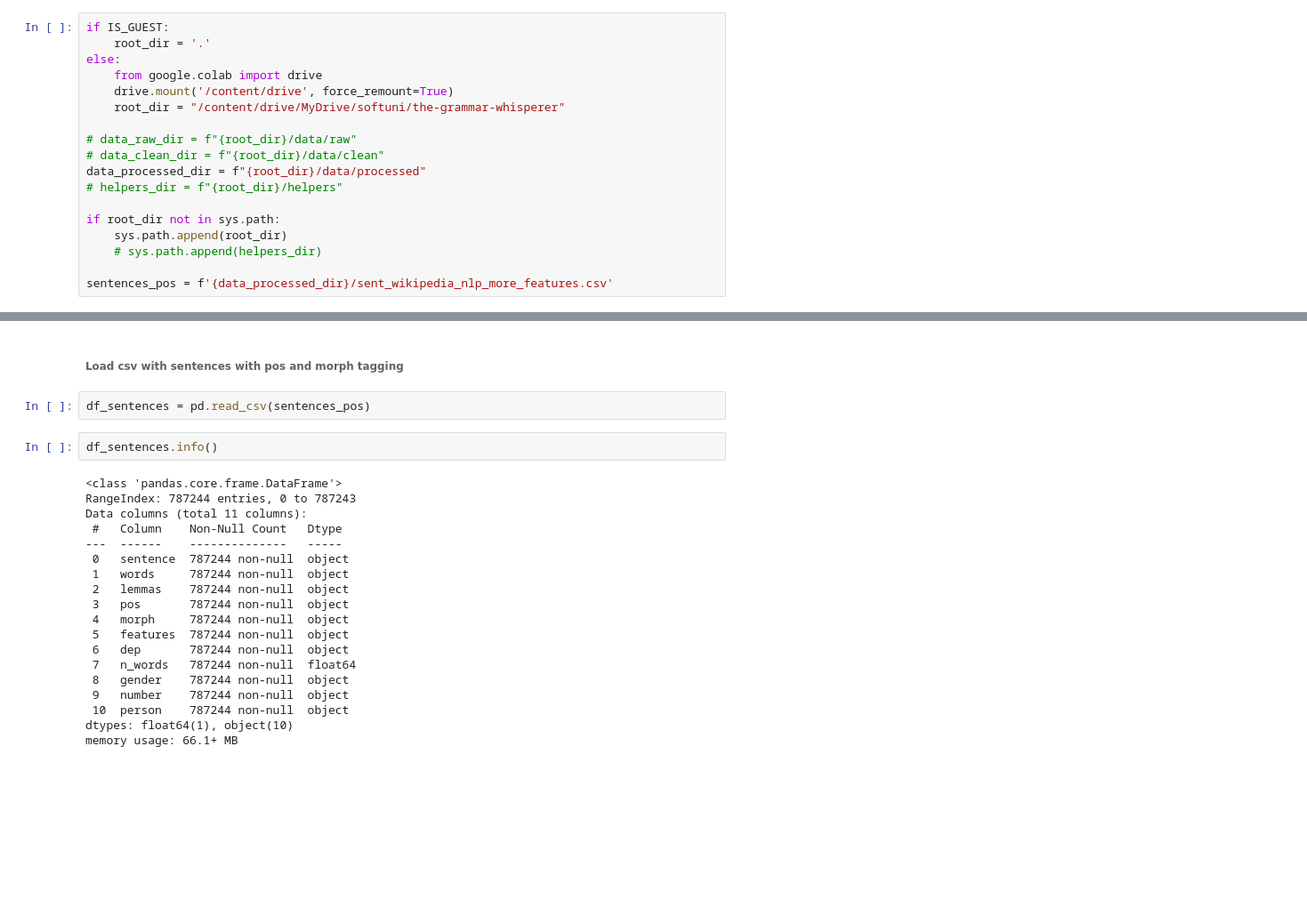
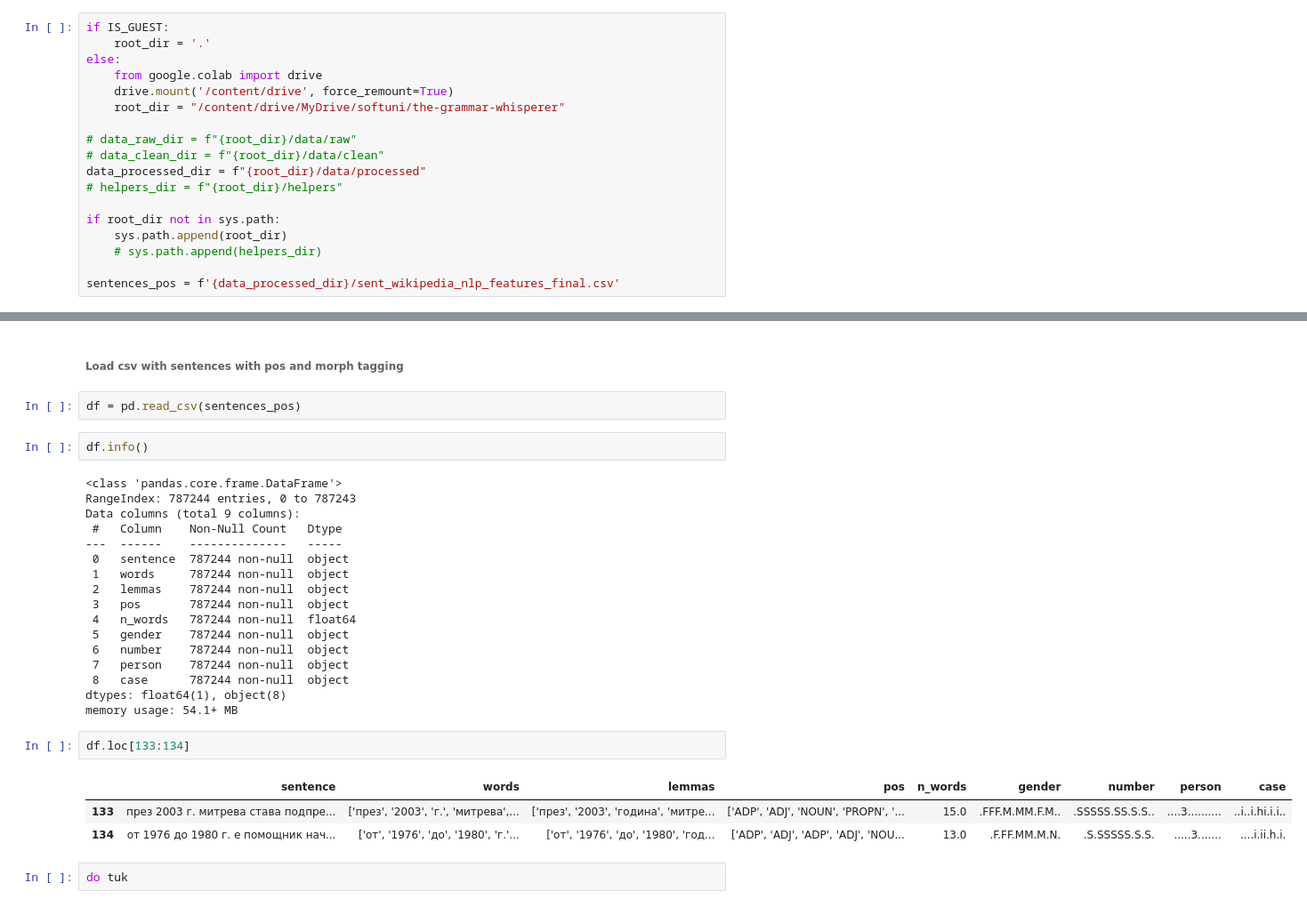
Before and after one commit to MirkaIvanova/Projects, a Jupyter notebook: the-grammar-whisperer/06_Prepare-Data_Add-Errors.ipynb, the cells around one changed output, grey strips where cells are left out. Shown: that part at 89% size. Drawn from its saved outputs; the diff is of its cells as text; blank space fills up the shorter version.

```diff
--- a/the-grammar-whisperer/06_Prepare-Data_Add-Errors.ipynb
+++ b/the-grammar-whisperer/06_Prepare-Data_Add-Errors.ipynb
@@ -34,6 +41,6 @@ if root_dir not in sys.path:
     sys.path.append(root_dir)
     # sys.path.append(helpers_dir)
 
-sentences_pos = f'{data_processed_dir}/sent_wikipedia_nlp_more_features.csv'
+sentences_pos = f'{data_processed_dir}/sent_wikipedia_nlp_features_final.csv'
 # %% [output]
 Mounted at /content/drive
@@ -42,27 +55,33 @@ warnings.simplefilter(action="ignore", category=pd.errors.SettingWithCopyWarning
 # %% [markdown]
 ###### Load csv with sentences with pos and morph tagging
 # %%
-df_sentences = pd.read_csv(sentences_pos)
+df = pd.read_csv(sentences_pos)
 # %%
-df_sentences.info()
+df.info()
 # %% [output]
 <class 'pandas.core.frame.DataFrame'>
 RangeIndex: 787244 entries, 0 to 787243
-Data columns (total 11 columns):
+Data columns (total 9 columns):
  #   Column    Non-Null Count   Dtype
 ---  ------    --------------   -----
  0   sentence  787244 non-null  object
  1   words     787244 non-null  object
  2   lemmas    787244 non-null  object
  3   pos       787244 non-null  object
- 4   morph     787244 non-null  object
- 5   features  787244 non-null  object
- 6   dep       787244 non-null  object
- 7   n_words   787244 non-null  float64
- 8   gender    787244 non-null  object
- 9   number    787244 non-null  object
- 10  person    787244 non-null  object
-dtypes: float64(1), object(10)
-memory usage: 66.1+ MB
+ 4   n_words   787244 non-null  float64
+ 5   gender    787244 non-null  object
+ 6   number    787244 non-null  object
+ 7   person    787244 non-null  object
+ 8   case      787244 non-null  object
+dtypes: float64(1), object(8)
+memory usage: 54.1+ MB
+# %%
+df.loc[133:134]
+# %% [output]
+|  | sentence | words | lemmas | pos | n_words | gender | number | person | case |
+| 133 | през 2003 г. митрева става подпре... | ['през', '2003', 'г.', 'митрева',... | ['през', '2003', 'година', 'митре... | ['ADP', 'ADJ', 'NOUN', 'PROPN', '... | 15.0 | .FFF.M.MM.F.M.. | .SSSSS.SS.S.S.. | ....3.......... | ..i..i.hi.i.i.. |
+| 134 | от 1976 до 1980 г. е помощник нач... | ['от', '1976', 'до', '1980', 'г.'... | ['от', '1976', 'до', '1980', 'год... | ['ADP', 'ADJ', 'ADP', 'ADJ', 'NOU... | 13.0 | .F.FF.MM.M.N. | .S.SSSSS.S.S. | .....3....... | ....i.ii.h.i. |
+# %%
+do tuk
 # %% [markdown]
 ###### Add column for tracking error type
```
Also changed, not shown: parts of 14 cells of this notebook, 4 other files.
